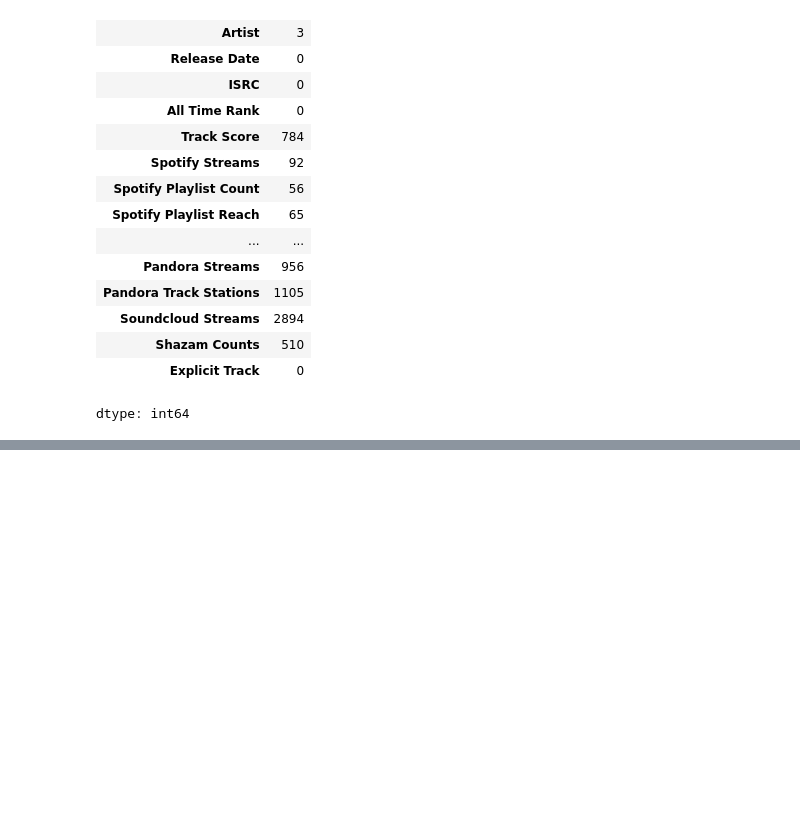
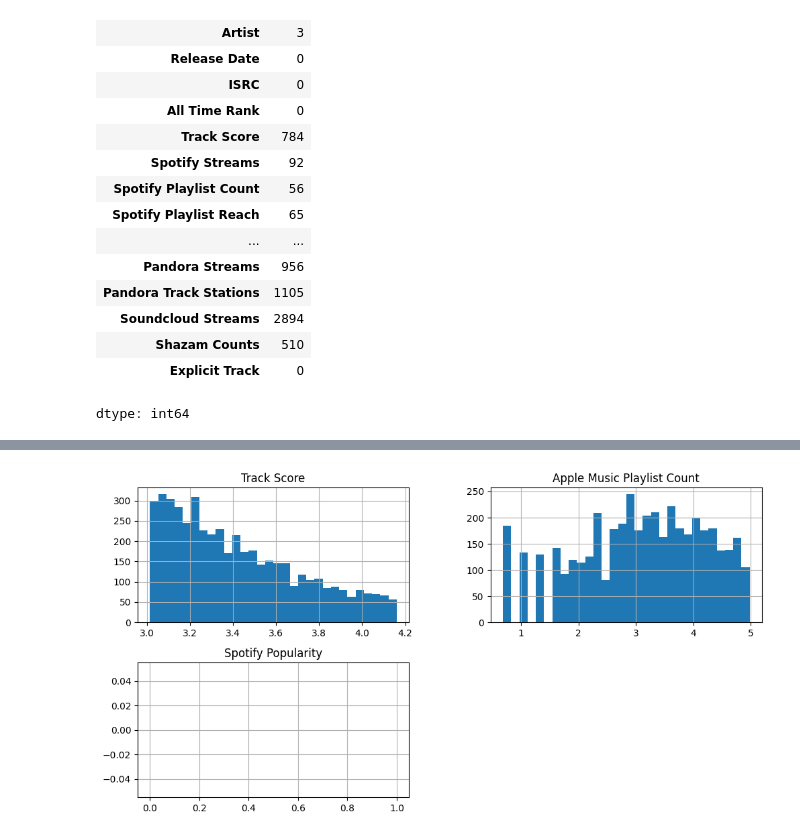
Before and after one commit to Kidar12/GDGoC_ML_Assignment-2, a Jupyter notebook: Dataset_SPY.ipynb, the cells around one changed output, grey strips where cells are left out. Drawn from its saved outputs; the diff is of its cells as text; code cells hidden in the pictures; blank space fills up the shorter version.

```diff
--- a/Dataset_SPY.ipynb
+++ b/Dataset_SPY.ipynb
@@ -253,2 +194,0 @@ dtype: int64
-# %%
-df_spy.dropna(subset=['Track Score', 'Apple Music Playlist Count', 'Spotify Popularity'], inplace=True)
@@ -303,25 +194,0 @@ plt.show()
-# %%
-df_spy['Track Score'] = np.log(df_spy['Track Score'])
-df_spy['Apple Music Playlist Count'] = np.log(df_spy['Apple Music Playlist Count'])
-df_spy['Spotify Popularity'] = np.log(df_spy['Spotify Popularity'])
-
-sns.boxplot(df_spy['Track Score'])
-plt.show()
-
-sns.boxplot(df_spy['Apple Music Playlist Count'])
-plt.show()
-
-sns.boxplot(df_spy['Spotify Popularity'])
-plt.show()
-
-plt.figure(figsize=(12, 6))
-sns.histplot(df_spy['Track Score'], bins=30)
-plt.show()
-
-plt.figure(figsize=(12, 6))
-sns.histplot(df_spy['Apple Music Playlist Count'], bins=30)
-plt.show()
-
-plt.figure(figsize=(12, 6))
-sns.histplot(df_spy['Spotify Popularity'], bins=30)
-plt.show()
@@ -334,0 +195,5 @@ plt.show()
+# %%
+df_spy[num].hist(bins=30, figsize=(12,6))
+plt.show()
+# %% [output]
+[figure, added]
```
Also changed, not shown: parts of 15 cells of this notebook.
